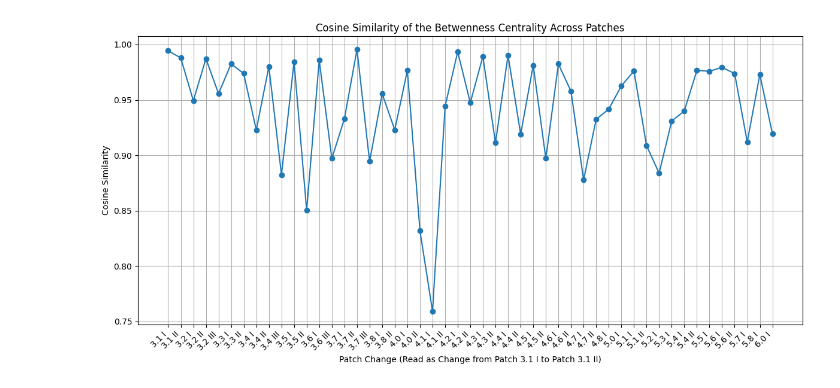
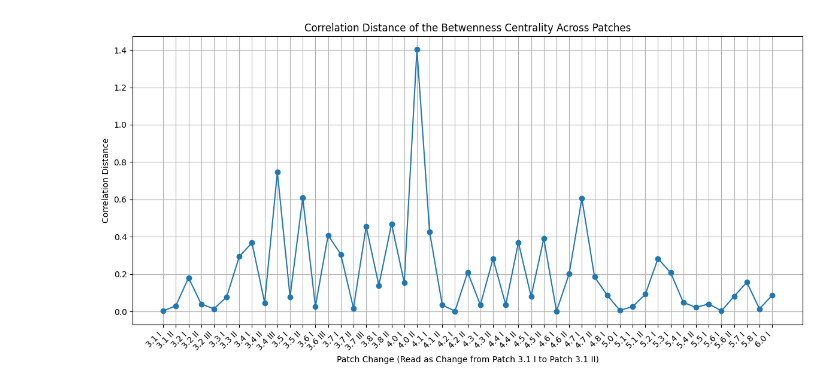
Before and after one commit to BSDSBA-JF/genshin_nx, a Jupyter notebook: 03_creating_design_matrix.ipynb, the cells around one changed output. Saved outputs shown, nothing was run; the diff lists cells and outputs as text; code cells hidden in the pictures.

```diff
--- a/03_creating_design_matrix.ipynb
+++ b/03_creating_design_matrix.ipynb
@@ -110,3 +112,17 @@ def raw_cos(a, b):
         return 0
 
     return numerator / denom
+# %%
+def raw_correl(a, b):
+    # Only consider indices where both a and b are non-null
+    common_idx = a.notna() & b.notna()
+
+    # Return 0 if no common ratings
+    if common_idx.sum() == 0:
+        return 0
+
+    # Extract the common ratings
+    v1 = a[common_idx].values
+    v2 = b[common_idx].values
+
+    return correlation(v1, v2)
@@ -115,17 +136,23 @@ eig_meta_changes = []
 for version in eigenvector_df.columns[:-1]:
     prev_version = eigenvector_df[version]
     curr_version = eigenvector_df[version + 1]
-    eig_meta_changes.append(raw_cos(prev_version, curr_version))
+    # Keep only characters with prev eigenvector > 0.1
+    mask = prev_version > 0.1
+    prev_filtered = prev_version[mask]
+    curr_filtered = curr_version[mask]  # align to same characters
+
+    # Compute correlation distance (or similarity)
+    eig_meta_changes.append(raw_correl(prev_filtered, curr_filtered))
 # %%
 # Then because we are taking the change, we need a differenced
-differenced_df = abyss_data.iloc[1:50]
+differenced_df = abyss_data.iloc[1:50].iloc[::-1]
 
 plt.figure(figsize=(12, 6))
 plt.plot(differenced_df['Version'], eig_meta_changes, marker='o')
 
-plt.title('Cosine Similarity of the Eigevector Centrality Across Patches')
+plt.title('Correlation Distance of Eigenvector Centrality Across Patches')
 plt.xlabel('Patch Change (Read as Change from Patch 3.1 I to Patch 3.1 II)')
-plt.ylabel('Cosine Similarity')
+plt.ylabel('Correlation Distance')
 plt.grid(True)
 
 # Apply Patch_Labeled as tick labels
@@ -140,20 +185,26 @@ betwenness_meta_changes = []
 for version in betweenness_df.columns[:-1]:
     prev_version = betweenness_df[version]
     curr_version = betweenness_df[version + 1]
-    betwenness_meta_changes.append(raw_cos(prev_version, curr_version))
+    # Keep only characters with prev betweenness > 0.1
+    mask = prev_version > 0.1
+    prev_filtered = prev_version[mask]
+    curr_filtered = curr_version[mask]  # align to same characters
+
+    # Compute correlation distance or similarity
+    betwenness_meta_changes.append(raw_correl(prev_filtered, curr_filtered))
 # %%
 plt.figure(figsize=(12, 6))
 plt.plot(differenced_df['Version'], betwenness_meta_changes, marker='o')
 
-plt.title('Cosine Similarity of the Betwenness Centrality Across Patches')
+plt.title('Correlation Distance of the Betwenness Centrality Across Patches')
 plt.xlabel('Patch Change (Read as Change from Patch 3.1 I to Patch 3.1 II)')
-plt.ylabel('Cosine Similarity')
+plt.ylabel('Correlation Distance')
 plt.grid(True)
 
 # Apply Patch_Labeled as tick labels
 plt.xticks(ticks=differenced_df['Version'], labels=differenced_df['Patch Label'], rotation=45, ha='right')
 
 plt.tight_layout()
 plt.show()
 # %% [output]
-[figure, old version]
+[figure, new version]
```
Also changed, not shown: parts of 15 cells of this notebook, 6 other files.
